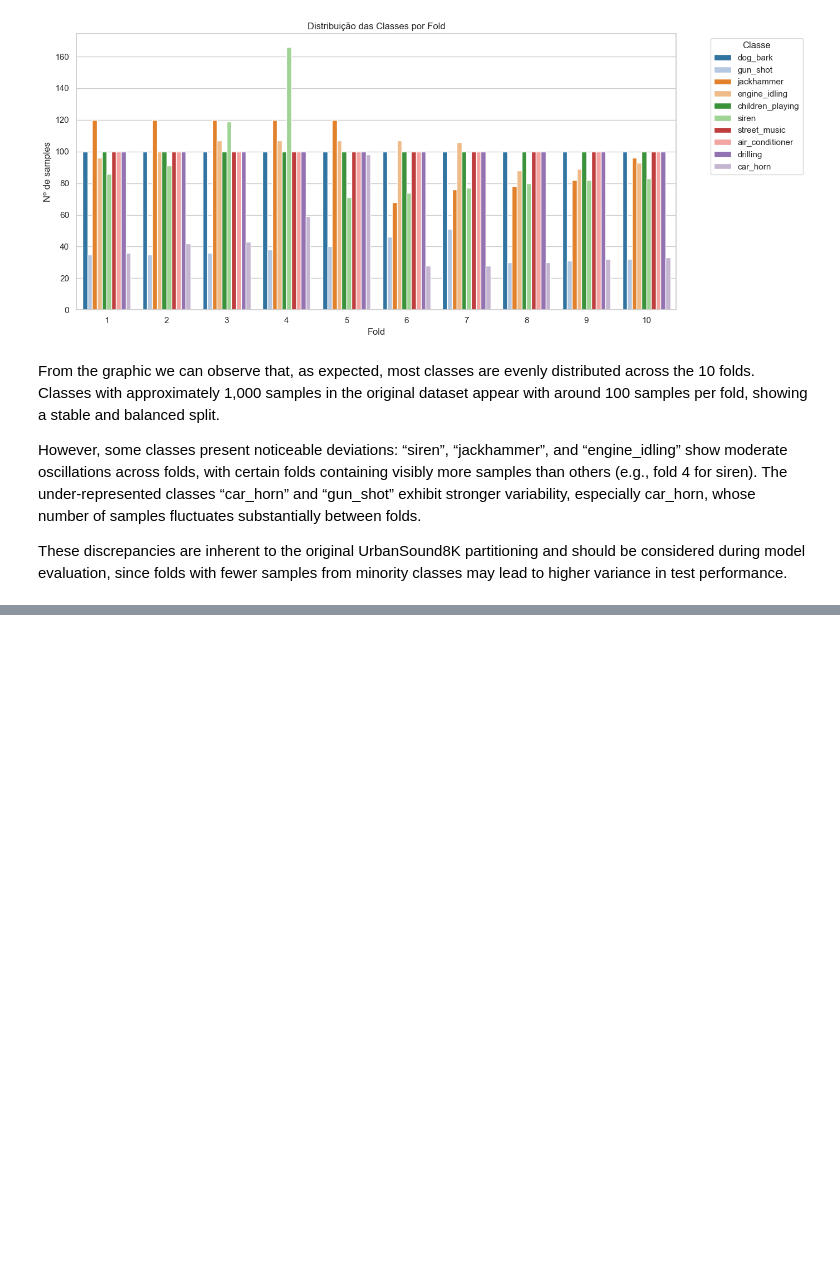
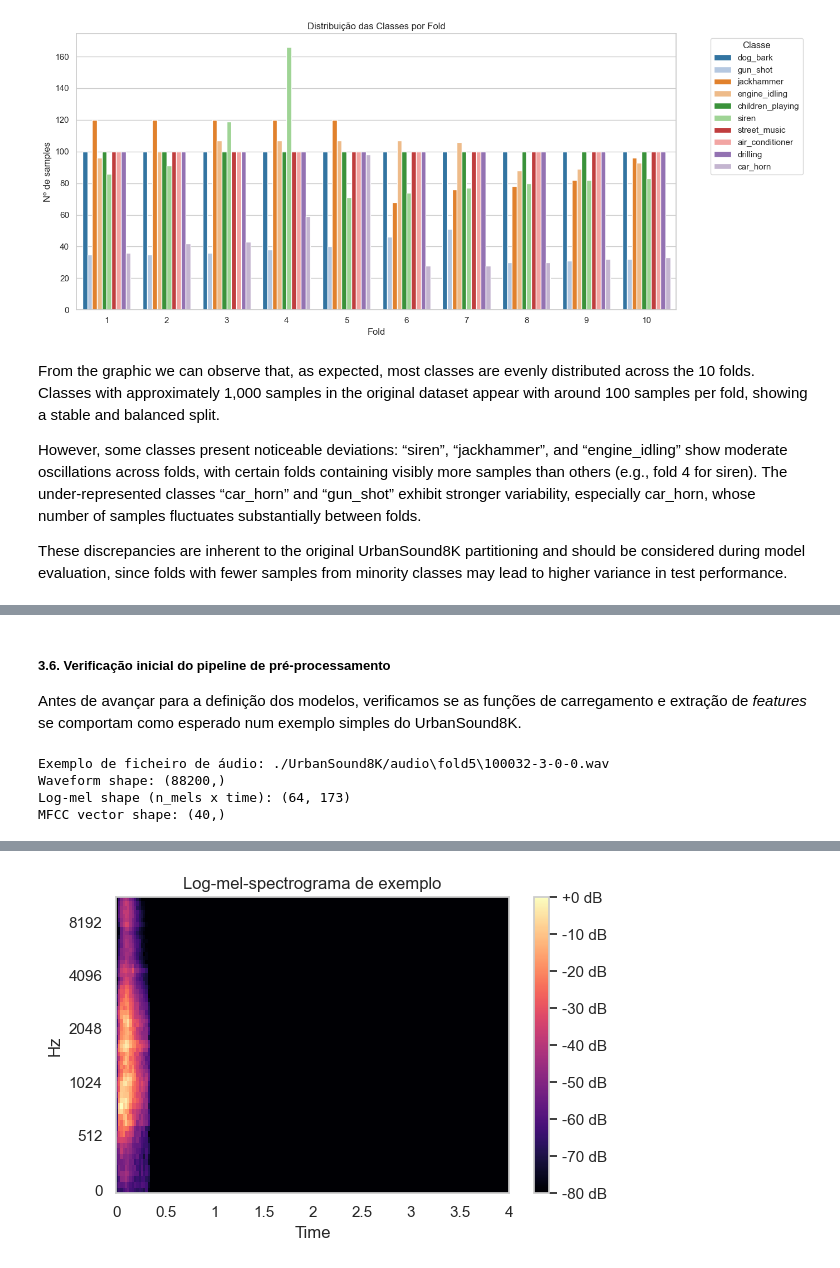
Before and after one commit to francisca005/Urban-Sound-Classification-, a Jupyter notebook: Project_1_sound.ipynb, the cells around one changed output, grey strips where cells are left out. Cells and saved outputs as stored; diff of their text form; code cells hidden in the pictures; blank space fills up the shorter version.

```diff
--- a/Project_1_sound.ipynb
+++ b/Project_1_sound.ipynb
@@ -87,0 +311,20 @@ Perguntei ao professor e ele disse que de facto este é um problema que ainda es
+# %%
+def extract_mfcc_vector(y, sample_rate=SAMPLE_RATE, n_mfcc=N_MFCC):
+    """
+    Recebe um waveform y e devolve um vetor 1D de MFCCs agregados no tempo.
+    Exemplo: concatenação da média e do desvio padrão de cada coeficiente.
+    """
+    mfcc = librosa.feature.mfcc(
+        y=y,
+        sr=sample_rate,
+        n_mfcc=n_mfcc
+    )  # shape: (n_mfcc, n_frames)
+
+    # Agregação ao longo do tempo
+    mfcc_mean = mfcc.mean(axis=1)
+    mfcc_std = mfcc.std(axis=1)
+
+    # Vetor final: [mean_1, ..., mean_n, std_1, ..., std_n]
+    mfcc_features = np.concatenate([mfcc_mean, mfcc_std], axis=0)
+
+    return mfcc_features.astype(np.float32)
@@ -87,0 +402,38 @@ Perguntei ao professor e ele disse que de facto este é um problema que ainda es
+# %% [markdown]
+##### 3.6. Verificação inicial do pipeline de pré-processamento
+
+Antes de avançar para a definição dos modelos, verificamos se as funções de
+carregamento e extração de _features_ se comportam como esperado num exemplo
+simples do UrbanSound8K.
+# %%
+# Escolher um exemplo do DataFrame
+example_row = df.iloc[0]
+example_path = get_audio_path(example_row)
+print("Exemplo de ficheiro de áudio:", example_path)
+
+# Waveform com duração fixa
+y = load_fixed_audio(example_path)
+print("Waveform shape:", y.shape)
+
+# Log-mel-spectrograma (para a CNN)
+log_mel = extract_logmel(y)
+print("Log-mel shape (n_mels x time):", log_mel.shape)
+
+# Vetor de MFCCs agregados (para a MLP)
+mfcc_vec = extract_mfcc_vector(y)
+print("MFCC vector shape:", mfcc_vec.shape)
+
+# Opcional: ouvir o áudio e visualizar o espectrograma
+display(ipd.Audio(y, rate=SAMPLE_RATE))
+
+plt.figure(figsize=(6, 4))
+librosa.display.specshow(log_mel, sr=SAMPLE_RATE, x_axis="time", y_axis="mel")
+plt.colorbar(format="%+2.0f dB")
+plt.title("Log-mel-spectrograma de exemplo")
+plt.tight_layout()
+plt.show()
+# %% [output]
+Exemplo de ficheiro de áudio: ./UrbanSound8K/audio\fold5\100032-3-0-0.wav
+Waveform shape: (88200,)
+Log-mel shape (n_mels x time): (64, 173)
+MFCC vector shape: (40,)
@@ -87,0 +441 @@ Perguntei ao professor e ele disse que de facto este é um problema que ainda es
+[figure, added]
```
Also changed, not shown: parts of 23 cells of this notebook.
